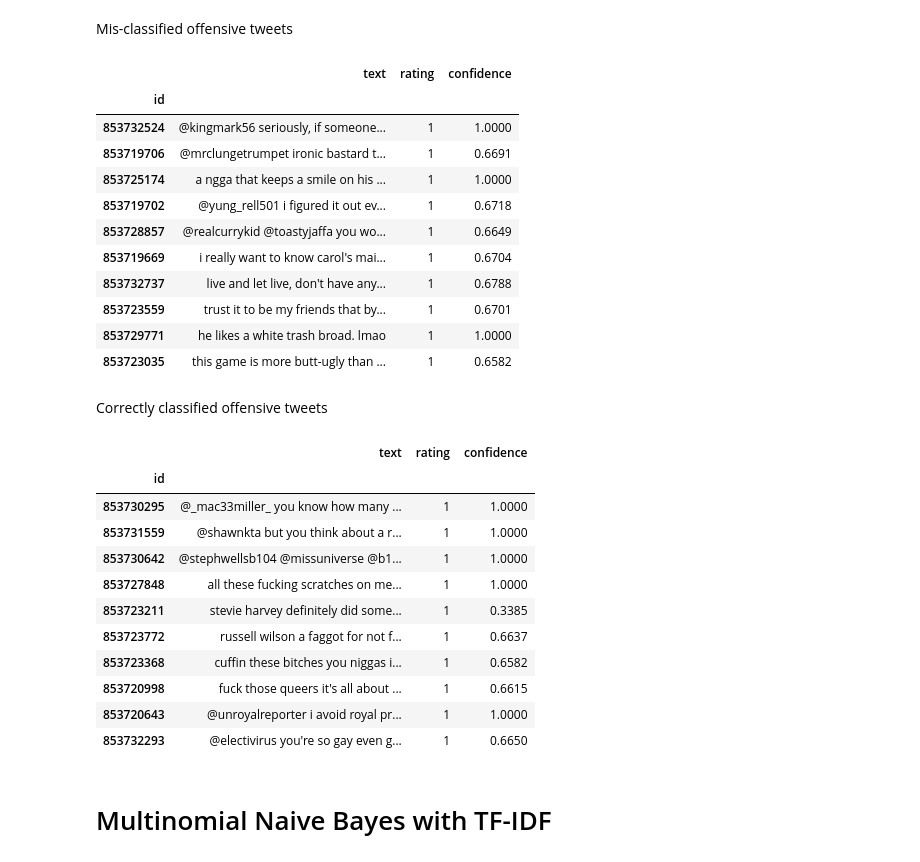
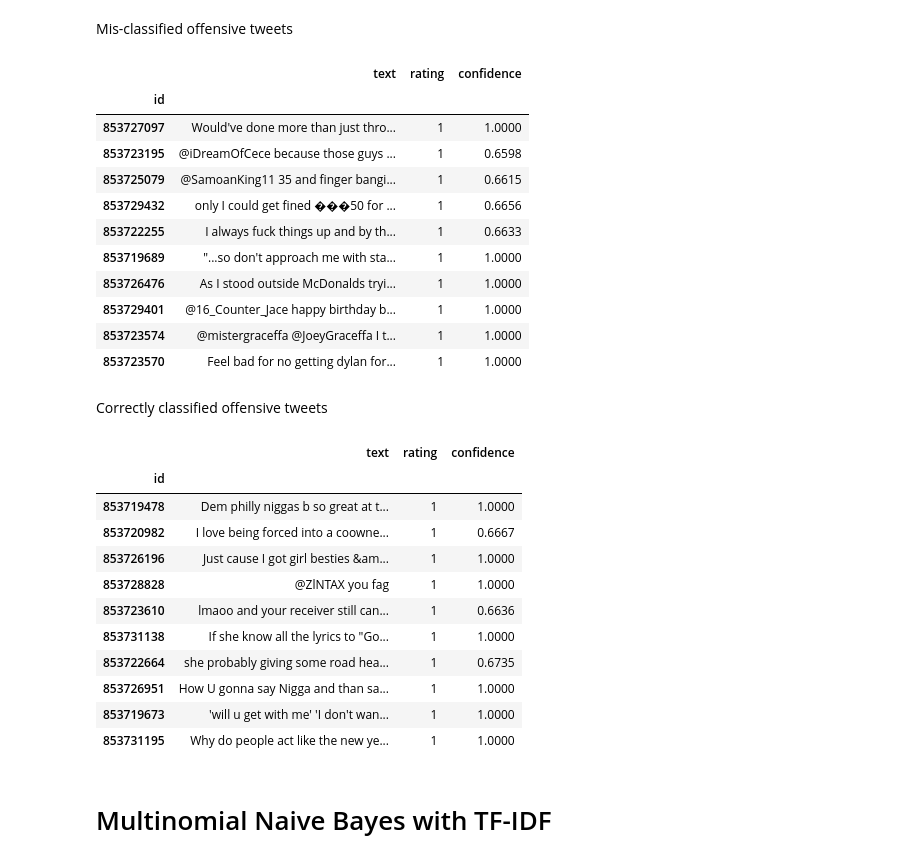
Before and after one commit to zhao1701/tweetrater, a Jupyter notebook: notebooks/03 - Classification with Naive Bayes.ipynb, the cells around one changed output. Cells and saved outputs as stored; diff of their text form; code cells hidden in the pictures.

```diff
--- a/notebooks/03 - Classification with Naive Bayes.ipynb
+++ b/notebooks/03 - Classification with Naive Bayes.ipynb
@@ -15,14 +15,19 @@ import seaborn as sns
 import pickle as pkl
 
 pd.options.display.max_colwidth = 400
+pd.options.display.max_info_rows = 50
+pd.options.display.max_columns = 100
+pd.options.display.max_seq_items = 50
 %matplotlib inline
 # %% [markdown]
 ### Load data
 Because Naive Bayes models classify tweets from their [bag-of-words](https://en.wikipedia.org/wiki/Bag-of-words_model) representation, these models do not account for the sequence or semantic meaning of words. Thus, the difference between "swam" and "swimming" is inconsequential to the model, and both words should be represented with the same root of "swim" to prevent an explosion in tweet vector dimensionality. Controlling dimensionality is of special concern given the limited number of tweets in the corpus, and for this reason, stop words, which contribute little to no useful information about the offensiveness of a tweet, should also be ignored. So for classification with Naive Bayes models, we will use lemmatized tweets generated from **02 - Data Wrangling**.
 # %%
-data_path = os.path.join('..','data','dataframe_clean')
+data_path = os.path.join('..','data','data_all')
 with open(data_path, 'rb') as file_in:
-    df_clean = pkl.load(file_in)
+    data_all = pkl.load(file_in)
 
+df_clean = data_all['df_clean']
 df_clean.head(3)
+print(df_clean.shape)
 # %% [output]
@@ -54,0 +50,10 @@ X_train, X_test, y_train, y_test = train_test_split(df_clean.text, df_clean.rati
+# %%
+X_train = data_all['X_train']
+X_test = data_all['X_test']
+y_train = data_all['y_train']
+y_test = data_all['y_test']
+
+print('X_train shape:', X_train.shape)
+print('X_test shape:', X_test.shape)
+print('y_train shape:', y_train.shape)
+print('y_test shape:', y_test.shape)
@@ -300,41 +307,43 @@ with open('../data/dataframe_orig', 'rb') as file_in:
+# %%
+df_orig = data_all['df_orig']
 # %% [markdown]
 Mis-classified offensive tweets
 # %%
 df_test = df_orig.reindex(y_test.index)
 df_misclf = df_test[(y_test_pred_bnb == 1) & (y_test_pred_mnb == 0) & (y_test == 1)]
-df_misclf.head(10)
+df_misclf.sample(10)
 # %% [output]
 |  | text | rating | confidence |
 | id |  |  |  |
-| 853732524 | @kingmark56 seriously, if someone... | 1 | 1.0000 |
-| 853719706 | @mrclungetrumpet ironic bastard t... | 1 | 0.6691 |
-| 853725174 | a ngga that keeps a smile on his ... | 1 | 1.0000 |
-| 853719702 | @yung_rell501 i figured it out ev... | 1 | 0.6718 |
-| 853728857 | @realcurrykid @toastyjaffa you wo... | 1 | 0.6649 |
-| 853719669 | i really want to know carol's mai... | 1 | 0.6704 |
-| 853732737 | live and let live, don't have any... | 1 | 0.6788 |
-| 853723559 | trust it to be my friends that by... | 1 | 0.6701 |
-| 853729771 | he likes a white trash broad. lmao | 1 | 1.0000 |
-| 853723035 | this game is more butt-ugly than ... | 1 | 0.6582 |
+| 853727097 | Would've done more than just thro... | 1 | 1.0000 |
+| 853723195 | @iDreamOfCece because those guys ... | 1 | 0.6598 |
+| 853725079 | @SamoanKing11 35 and finger bangi... | 1 | 0.6615 |
+| 853729432 | only I could get fined ���50 for ... | 1 | 0.6656 |
+| 853722255 | I always fuck things up and by th... | 1 | 0.6633 |
+| 853719689 | "...so don't approach me with sta... | 1 | 1.0000 |
+| 853726476 | As I stood outside McDonalds tryi... | 1 | 1.0000 |
+| 853729401 | @16_Counter_Jace happy birthday b... | 1 | 1.0000 |
+| 853723574 | @mistergraceffa @JoeyGraceffa I t... | 1 | 1.0000 |
+| 853723570 | Feel bad for no getting dylan for... | 1 | 1.0000 |
 # %% [markdown]
 Correctly classified offensive tweets
 # %%
 df_test = df_orig.reindex(y_test.index)
 df_correct = df_test[(y_test_pred_bnb == 1) & (y_test_pred_mnb == 1) & (y_test == 1)]
-df_correct.head(10)
+df_correct.sample(10)
 # %% [output]
 |  | text | rating | confidence |
 | id |  |  |  |
-| 853730295 | @_mac33miller_ you know how many ... | 1 | 1.0000 |
-| 853731559 | @shawnkta but you think about a r... | 1 | 1.0000 |
-| 853730642 | @stephwellsb104 @missuniverse @b1... | 1 | 1.0000 |
-| 853727848 | all these fucking scratches on me... | 1 | 1.0000 |
-| 853723211 | stevie harvey definitely did some... | 1 | 0.3385 |
-| 853723772 | russell wilson a faggot for not f... | 1 | 0.6637 |
-| 853723368 | cuffin these bitches you niggas i... | 1 | 0.6582 |
-| 853720998 | fuck those queers it's all about ... | 1 | 0.6615 |
-| 853720643 | @unroyalreporter i avoid royal pr... | 1 | 1.0000 |
-| 853732293 | @electivirus you're so gay even g... | 1 | 0.6650 |
+| 853719478 | Dem philly niggas b so great at t... | 1 | 1.0000 |
+| 853720982 | I love being forced into a coowne... | 1 | 0.6667 |
+| 853726196 | Just cause I got girl besties &am... | 1 | 1.0000 |
+| 853728828 | @ZlNTAX you fag | 1 | 1.0000 |
+| 853723610 | lmaoo and your receiver still can... | 1 | 0.6636 |
+| 853731138 | If she know all the lyrics to "Go... | 1 | 1.0000 |
+| 853722664 | she probably giving some road hea... | 1 | 0.6735 |
+| 853726951 | How U gonna say Nigga and than sa... | 1 | 1.0000 |
+| 853719673 | 'will u get with me' 'I don't wan... | 1 | 1.0000 |
+| 853731195 | Why do people act like the new ye... | 1 | 1.0000 |
 # %% [markdown]
 # Multinomial Naive Bayes with TF-IDF
 # %% [markdown]
```
Also changed, not shown: parts of 27 cells of this notebook, 9 other files.
